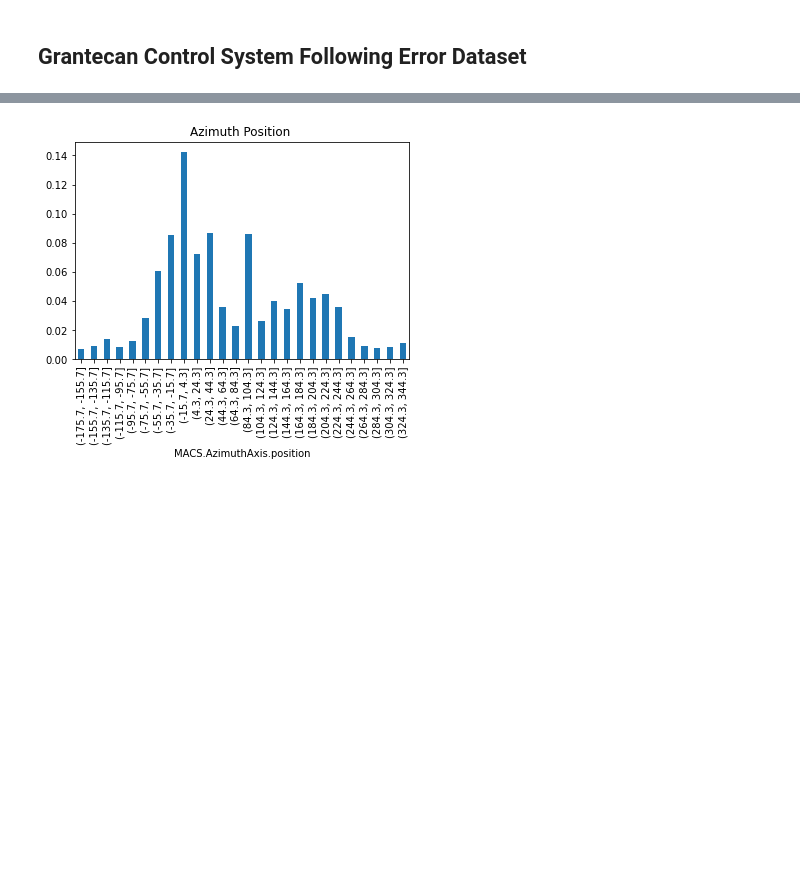
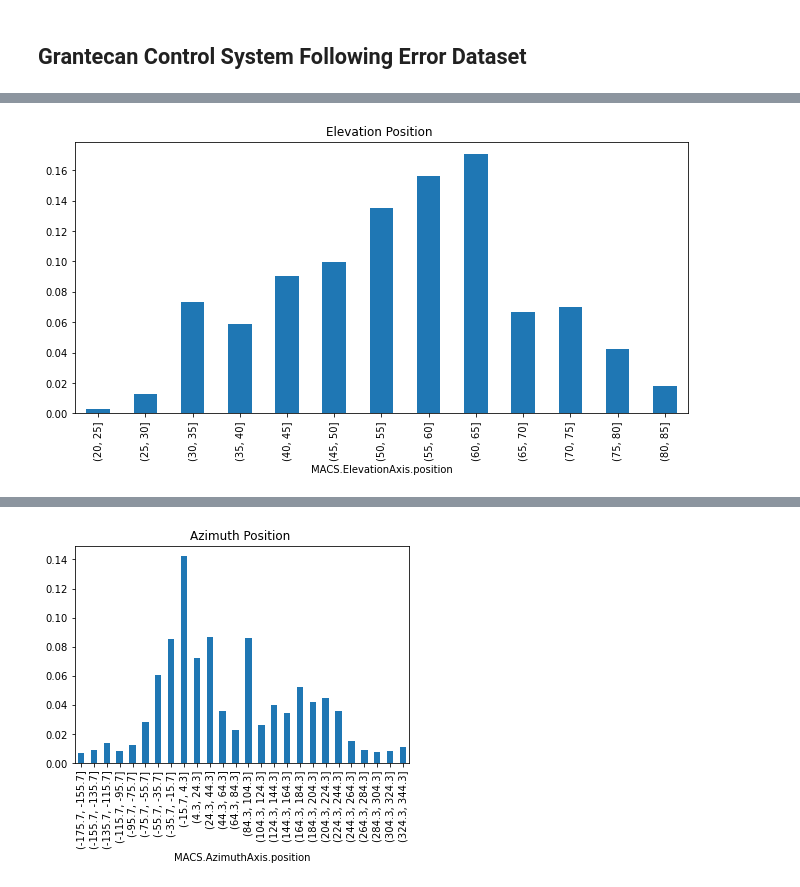
Before and after one commit to mahulo2009/DataScientistND_DataScienceBlogPost, a Jupyter notebook: Data Science Blog Post.ipynb, the cells around one changed output, grey strips where cells are left out. Saved outputs shown, nothing was run; the diff lists cells and outputs as text; code cells hidden in the pictures; blank space fills up the shorter version.

```diff
--- a/Data Science Blog Post.ipynb
+++ b/Data Science Blog Post.ipynb
@@ -34,0 +86,2 @@ df.describe()
+# %%
+elevation_track_vals = df_track.groupby(pd.cut(df_track['MACS.ElevationAxis.position'], np.arange(20, 90, 5)))['MACS.ElevationAxis.position'].count()
@@ -34,0 +238,5 @@ df.describe()
+# %%
+(elevation_track_vals/df_track.shape[0]).plot(kind="bar");
+plt.title("Elevation Position ");
+# %% [output]
+[figure, added]
```
Also changed, not shown: parts of 79 cells of this notebook, 5 other files.
